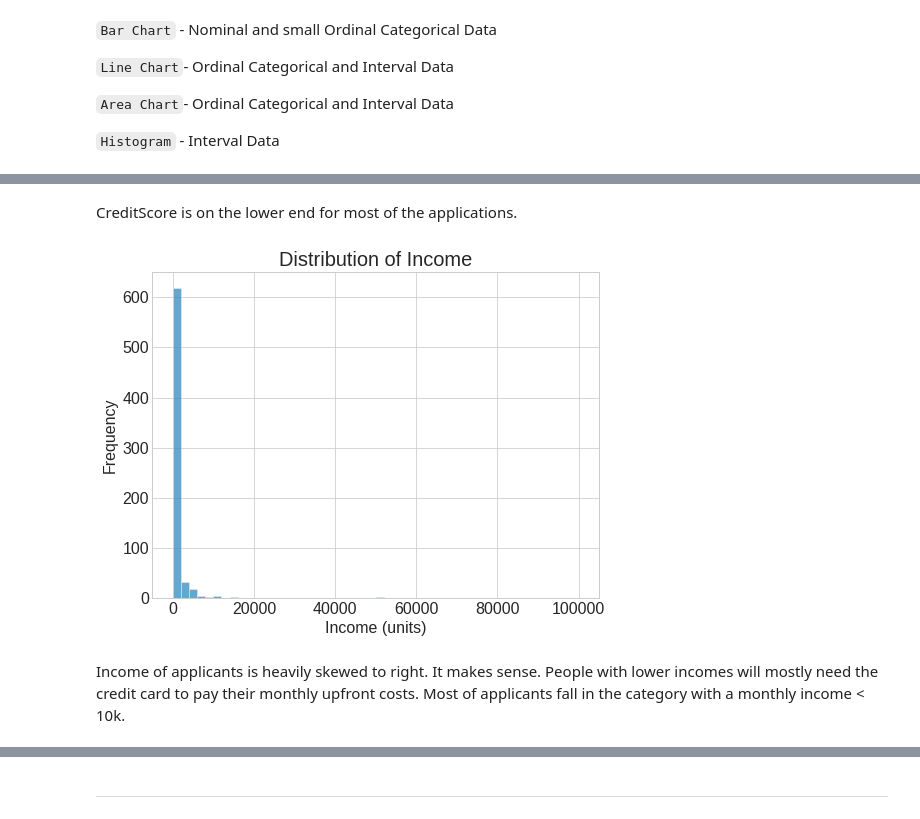
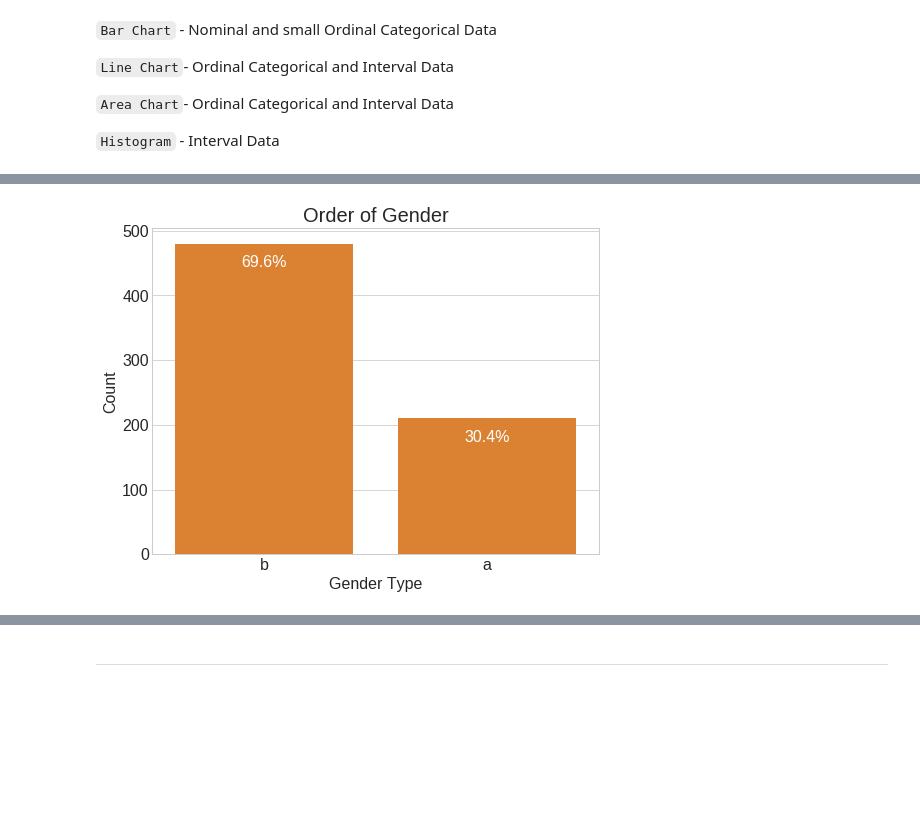
Before and after one commit to tummala-hareesh/PredictionCreditCardApplication, a Jupyter notebook: notebooks/2-Explore-Clean-NamedCreditCardData.ipynb, the cells around one changed output, grey strips where cells are left out. Cells and saved outputs as stored; diff of their text form; code cells hidden in the pictures; blank space fills up the shorter version.

Commit message:
project: explore-clean complete

```diff
--- a/notebooks/2-Explore-Clean-NamedCreditCardData.ipynb
+++ b/notebooks/2-Explore-Clean-NamedCreditCardData.ipynb
@@ -25,7 +36,7 @@ print(style.available)
 # %%
 # Load clean credit card data
-creditcards = pd.read_csv('../datasets/crx.data_clean.csv', index_col=[0])
-creditcards.head(5)
+cc_clean_df = pd.read_csv('../datasets/crx.data_clean.csv', index_col=[0])
+cc_clean_df.head(5)
 # %% [output]
 |  | Gender | Age | Debt | Married | BankCustomer | EducationLevel | Ethnicity | YearsEmployed | ... |
 | 0 | b | 30.83 | 0.000 | u | g | w | v | 1.25 | ... |
@@ -102,0 +71,3 @@ display_attributenames_datatype(creditcards, 'object', None)
+# %%
+# Split combined dataframe into numerical & categorical dataframes
+cc_clean_num, cc_clean_cat = split_dataframe_datatypes(cc_clean_df)
@@ -278,8 +155,4 @@ univariate_hist(creditcards, 'CreditScore', 10)
-# %% [markdown]
-CreditScore is on the lower end for most of the applications.
-# %%
-univariate_hist(creditcards, 'Income', 50)
-# %% [output]
-[figure, removed]
-# %% [markdown]
-Income of applicants is heavily skewed to right. It makes sense. People with lower incomes will mostly need the credit card to pay their monthly upfront costs. Most of applicants fall in the category with a monthly income < 10k.
+# %%
+plot_uv_bar(cc_clean_cat, 'Gender', 1)
+# %% [output]
+[figure, added]
```
Also changed, not shown: parts of 133 cells of this notebook, 14 other files.
